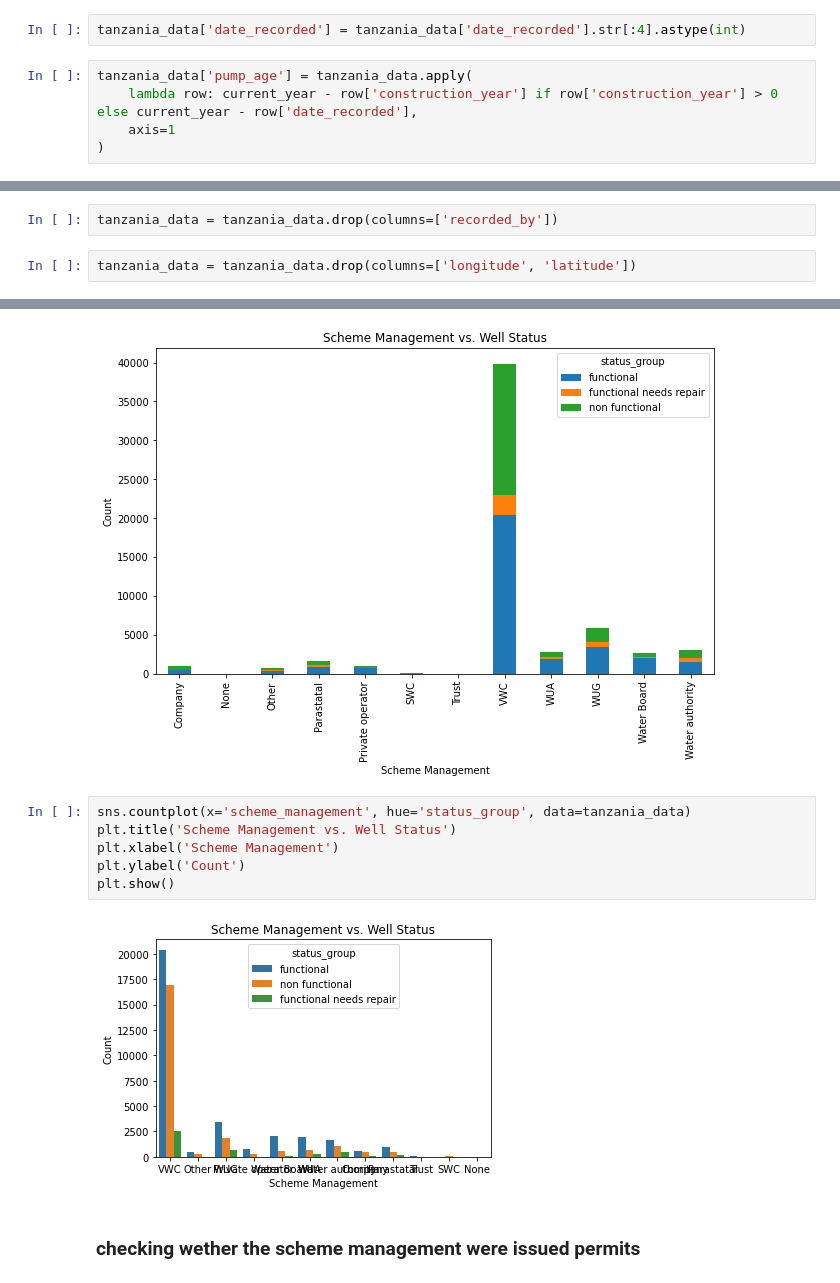
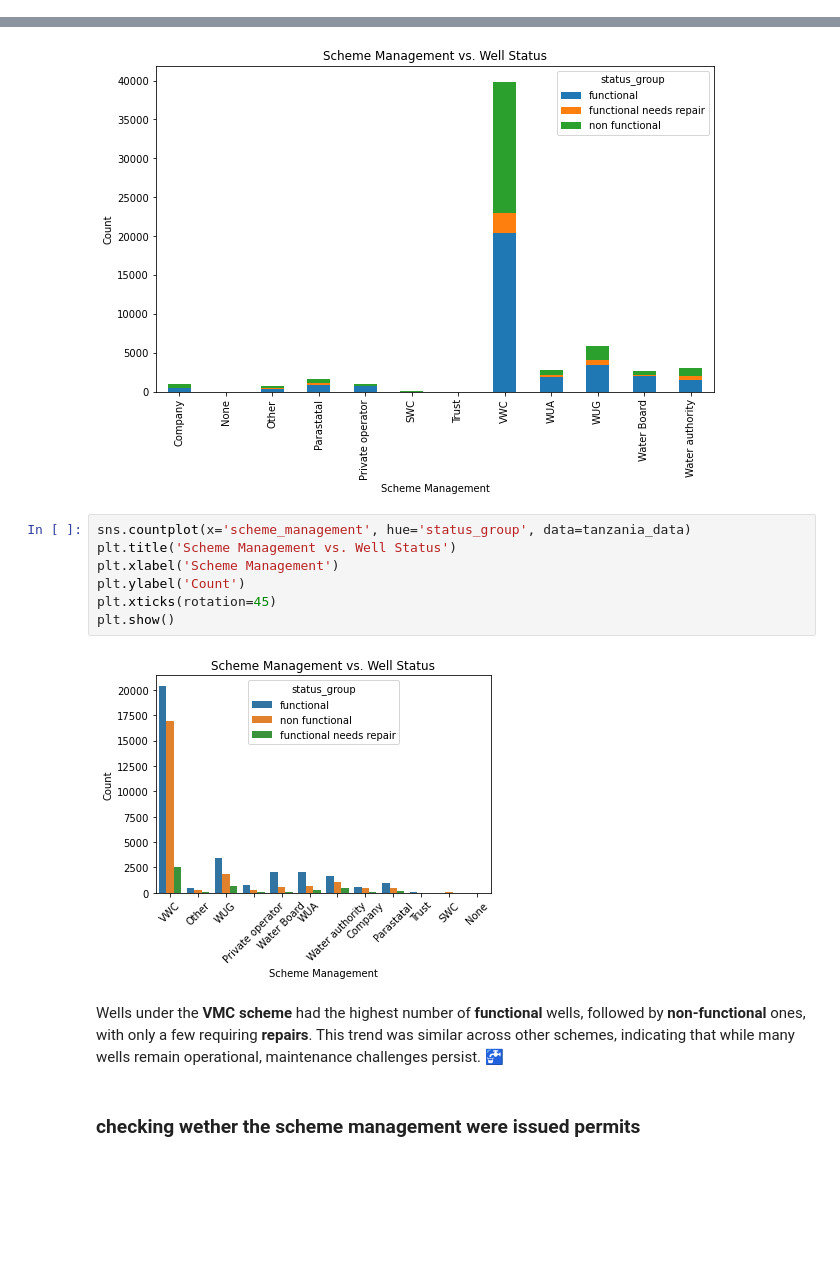
Before and after one commit to shammy-lp/tanzania-water-churn, a Jupyter notebook: Tanzanian Water pump project .ipynb, the cells around one changed output, grey strips where cells are left out. Saved outputs shown, nothing was run; the diff lists cells and outputs as text; blank space fills up the shorter version.

```diff
--- a/Tanzanian Water pump project .ipynb
+++ b/Tanzanian Water pump project .ipynb
@@ -771,7 +624,0 @@ tanzania_data
-# %%
-tanzania_data['date_recorded'] = tanzania_data['date_recorded'].str[:4].astype(int)
-# %%
-tanzania_data['pump_age'] = tanzania_data.apply(
-    lambda row: current_year - row['construction_year'] if row['construction_year'] > 0 else current_year - row['date_recorded'],
-    axis=1
-)
@@ -824,4 +624,0 @@ Name: installer, Length: 2145, dtype: int64
-# %%
-tanzania_data = tanzania_data.drop(columns=['recorded_by'])
-# %%
-tanzania_data = tanzania_data.drop(columns=['longitude', 'latitude'])
@@ -1125,11 +942,14 @@ plt.show()
 # %%
 sns.countplot(x='scheme_management', hue='status_group', data=tanzania_data)
 plt.title('Scheme Management vs. Well Status')
 plt.xlabel('Scheme Management')
 plt.ylabel('Count')
+plt.xticks(rotation=45)
 plt.show()
 # %% [output]
-[figure, old version]
+[figure, new version]
+# %% [markdown]
+Wells under the **VMC scheme** had the highest number of **functional** wells, followed by **non-functional** ones, with only a few requiring **repairs**. This trend was similar across other schemes, indicating that while many wells remain operational, maintenance challenges persist. 🚰
 # %% [markdown]
 ### checking wether the scheme management were issued permits
 # %%
```
Also changed, not shown: parts of 201 cells of this notebook.
